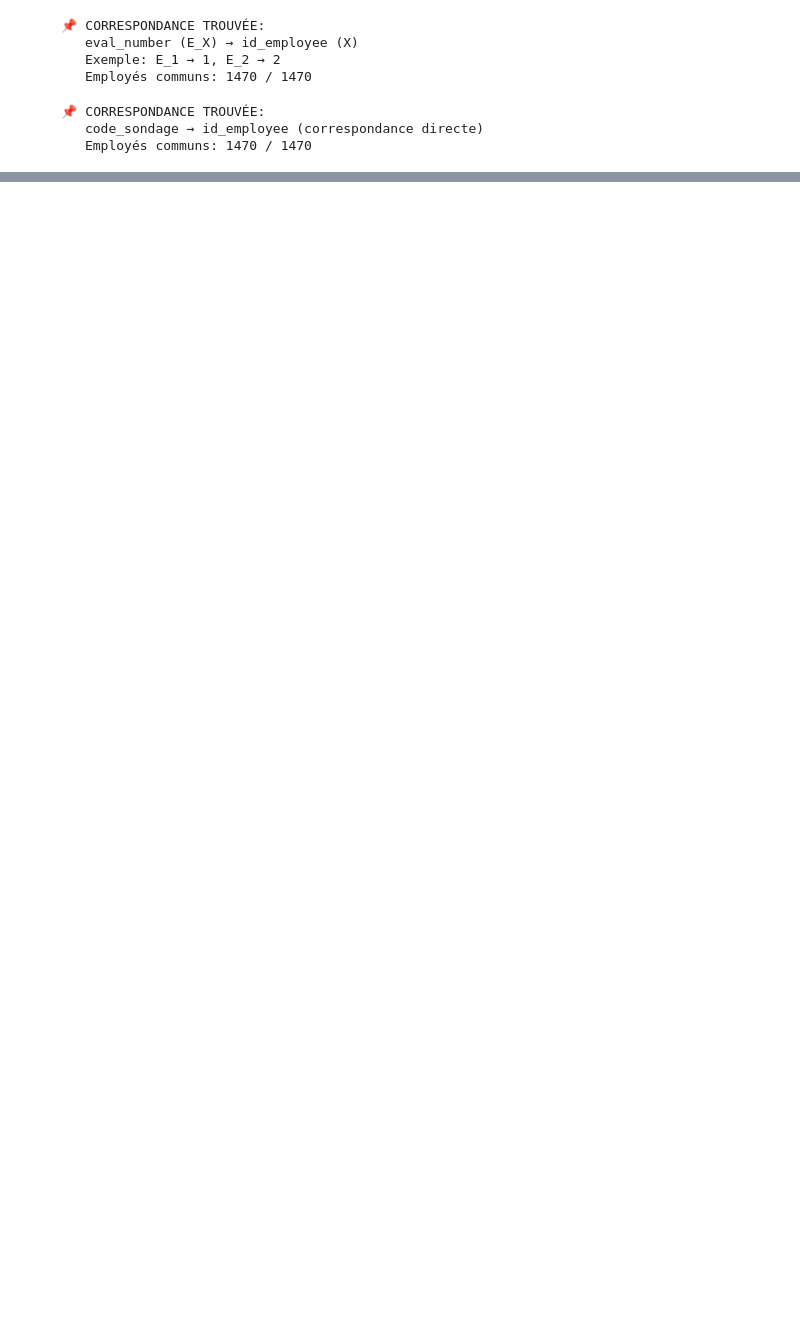
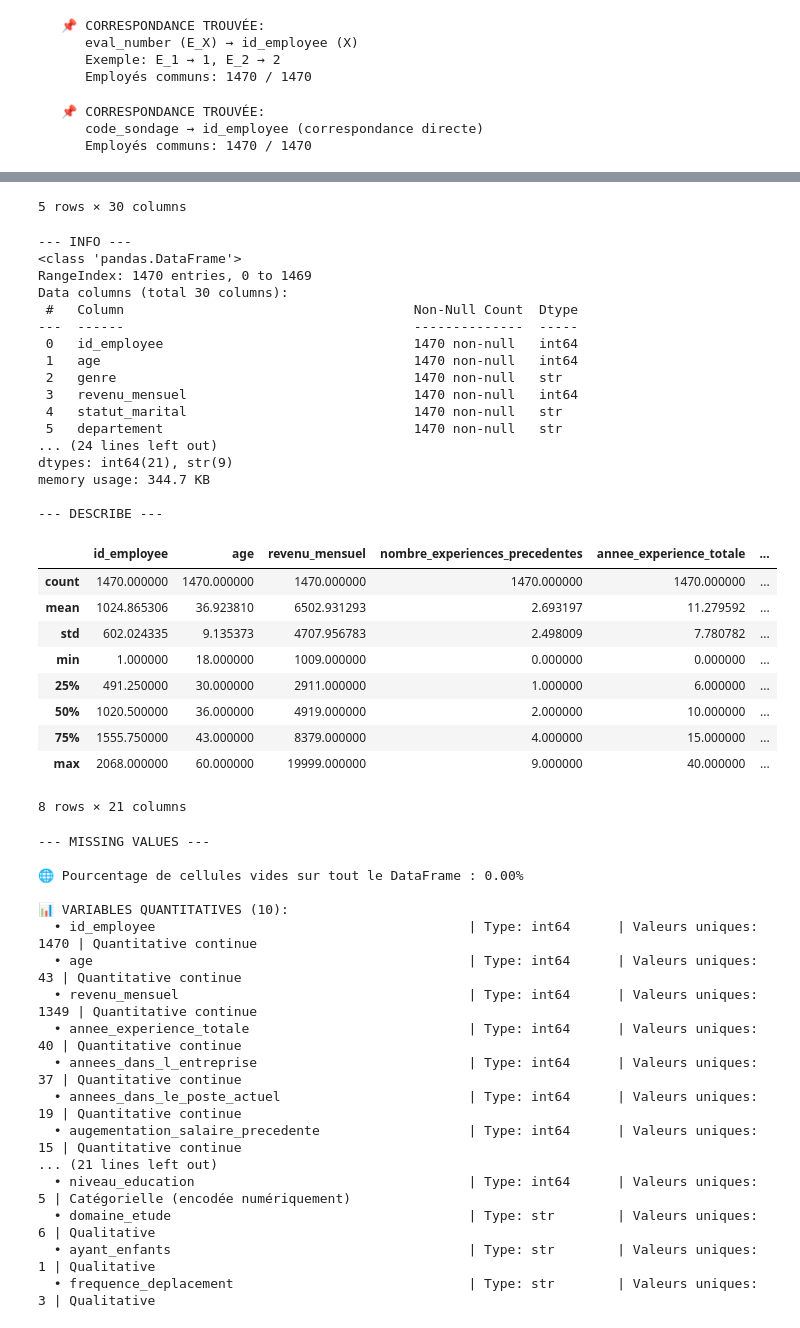
Before and after one commit to RaphaelRIVIERE/Projet-4-Classifiez-automatiquement-des-informations, a Jupyter notebook: 1_notebook.ipynb, the cells around one changed output, grey strips where cells are left out. Cells and saved outputs as stored; diff of their text form; code cells hidden in the pictures; blank space fills up the shorter version.

```diff
--- a/1_notebook.ipynb
+++ b/1_notebook.ipynb
@@ -292,0 +458,2 @@ columns_to_drop.append('nombre_heures_travailless')
+# %%
+df_sirh_clean = pp.clean_sirh_data(df_sirh)
@@ -292,0 +524,2 @@ columns_to_drop.append('nombre_heures_travailless')
+# %%
+df_eval_clean = pp.clean_eval_data(df_eval)
@@ -292,0 +573,2 @@ columns_to_drop.append('nombre_heures_travailless')
+# %%
+df_sondage_clean = pp.clean_sondage_data(df_sondage)
@@ -345,0 +635,2 @@ print(f"      Employés communs: {len(common_ids_sirh_sondage)} / {df_sirh['id_e
+# %%
+df = pp.fusionner_datasets(df_sirh_clean, df_eval_clean, df_sondage_clean)
@@ -345,0 +647,3 @@ print(f"      Employés communs: {len(common_ids_sirh_sondage)} / {df_sirh['id_e
+# %%
+du.explore_dataframe(df, False)
+# %% [output]
@@ -345,0 +662,45 @@ print(f"      Employés communs: {len(common_ids_sirh_sondage)} / {df_sirh['id_e
+5 rows × 30 columns
+--- INFO ---
+<class 'pandas.DataFrame'>
+RangeIndex: 1470 entries, 0 to 1469
+Data columns (total 30 columns):
+ #   Column                                     Non-Null Count  Dtype
+---  ------                                     --------------  -----
+ 0   id_employee                                1470 non-null   int64
+ 1   age                                        1470 non-null   int64
+ 2   genre                                      1470 non-null   str
+ 3   revenu_mensuel                             1470 non-null   int64
+ 4   statut_marital                             1470 non-null   str
+ 5   departement                                1470 non-null   str
+... (24 lines left out)
+dtypes: int64(21), str(9)
+memory usage: 344.7 KB
+
+--- DESCRIBE ---
+|  | id_employee | age | revenu_mensuel | nombre_experiences_precedentes | annee_experience_totale | ... |
+| count | 1470.000000 | 1470.000000 | 1470.000000 | 1470.000000 | 1470.000000 | ... |
+| mean | 1024.865306 | 36.923810 | 6502.931293 | 2.693197 | 11.279592 | ... |
+| std | 602.024335 | 9.135373 | 4707.956783 | 2.498009 | 7.780782 | ... |
+| min | 1.000000 | 18.000000 | 1009.000000 | 0.000000 | 0.000000 | ... |
+| 25% | 491.250000 | 30.000000 | 2911.000000 | 1.000000 | 6.000000 | ... |
+| 50% | 1020.500000 | 36.000000 | 4919.000000 | 2.000000 | 10.000000 | ... |
+| 75% | 1555.750000 | 43.000000 | 8379.000000 | 4.000000 | 15.000000 | ... |
+| max | 2068.000000 | 60.000000 | 19999.000000 | 9.000000 | 40.000000 | ... |
+8 rows × 21 columns
+--- MISSING VALUES ---
+
+🌐 Pourcentage de cellules vides sur tout le DataFrame : 0.00%
+
+📊 VARIABLES QUANTITATIVES (10):
+  • id_employee                                        | Type: int64      | Valeurs uniques:  1470 | Quantitative continue
+  • age                                                | Type: int64      | Valeurs uniques:    43 | Quantitative continue
+  • revenu_mensuel                                     | Type: int64      | Valeurs uniques:  1349 | Quantitative continue
+  • annee_experience_totale                            | Type: int64      | Valeurs uniques:    40 | Quantitative continue
+  • annees_dans_l_entreprise                           | Type: int64      | Valeurs uniques:    37 | Quantitative continue
+  • annees_dans_le_poste_actuel                        | Type: int64      | Valeurs uniques:    19 | Quantitative continue
+  • augementation_salaire_precedente                   | Type: int64      | Valeurs uniques:    15 | Quantitative continue
+... (21 lines left out)
+  • niveau_education                                   | Type: int64      | Valeurs uniques:     5 | Catégorielle (encodée numériquement)
+  • domaine_etude                                      | Type: str        | Valeurs uniques:     6 | Qualitative
+  • ayant_enfants                                      | Type: str        | Valeurs uniques:     1 | Qualitative
+  • frequence_deplacement                              | Type: str        | Valeurs uniques:     3 | Qualitative
```
Also changed, not shown: parts of 45 cells of this notebook, 3 other files.
